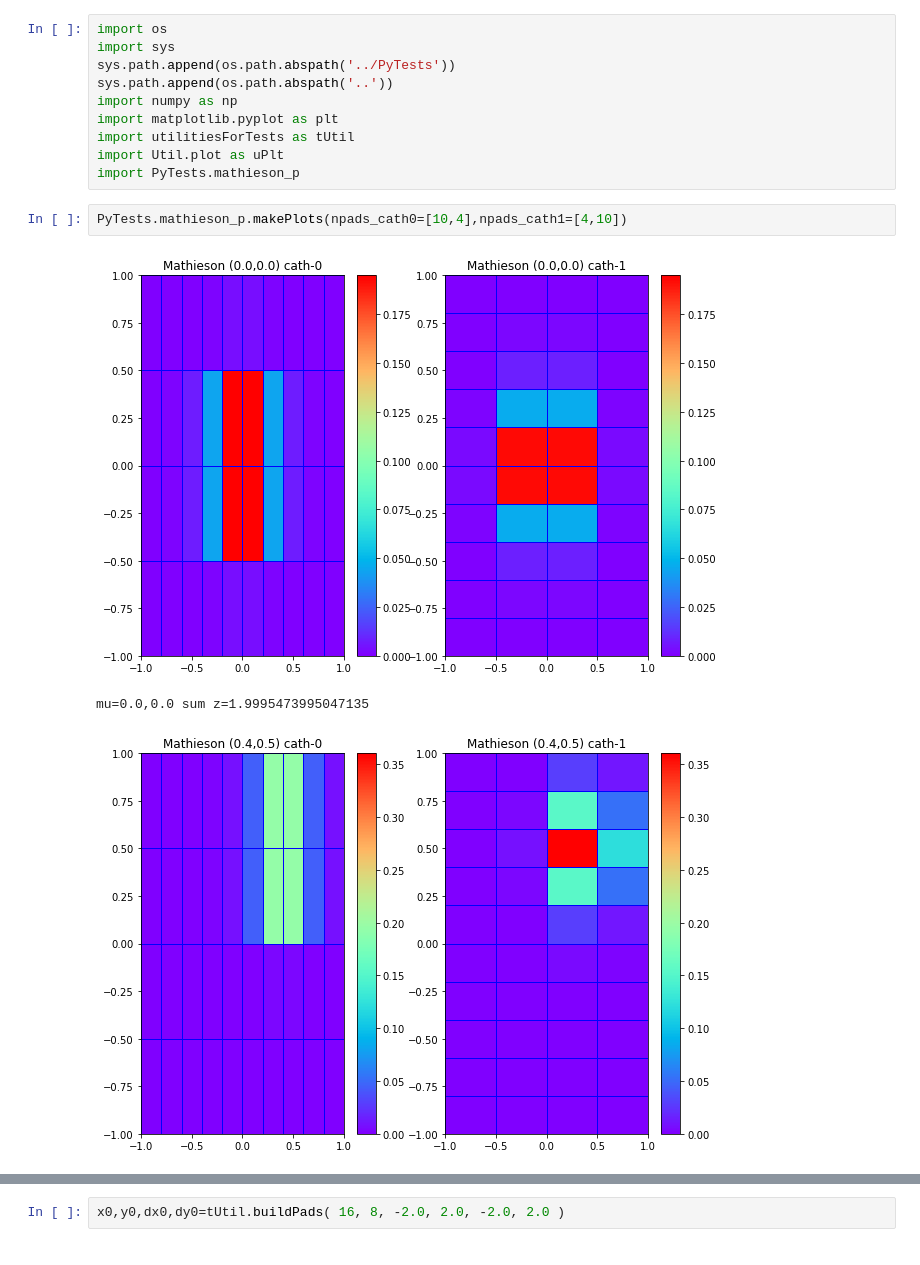
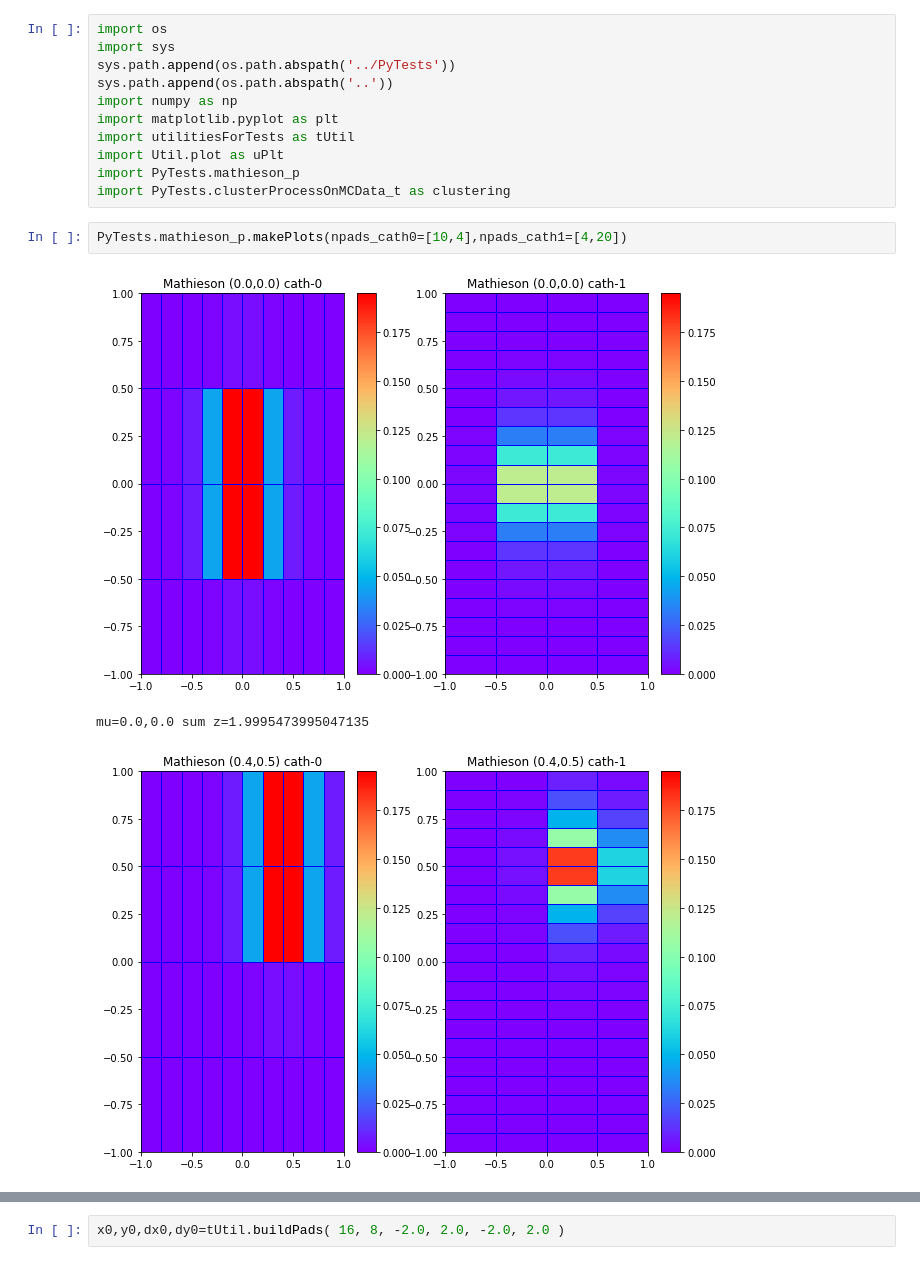
Before and after one commit to aphecetche/MCHClustering, a Jupyter notebook: src/Jupyter/play_with_pads.ipynb, the cells around one changed output, grey strips where cells are left out. Cells and saved outputs as stored; diff of their text form.

```diff
--- a/src/Jupyter/play_with_pads.ipynb
+++ b/src/Jupyter/play_with_pads.ipynb
@@ -8,9 +8,10 @@ import matplotlib.pyplot as plt
 import utilitiesForTests as tUtil
 import Util.plot as uPlt
 import PyTests.mathieson_p
+import PyTests.clusterProcessOnMCData_t as clustering
 # %%
-PyTests.mathieson_p.makePlots(npads_cath0=[10,4],npads_cath1=[4,10])
+PyTests.mathieson_p.makePlots(npads_cath0=[10,4],npads_cath1=[4,20])
 # %% [output]
-[figure, old version]
+[figure, new version]
 mu=0.0,0.0 sum z=1.9995473995047135
-[figure, old version]
+[figure, new version]
```
Also changed, not shown: parts of 12 cells of this notebook, 1 other file.
